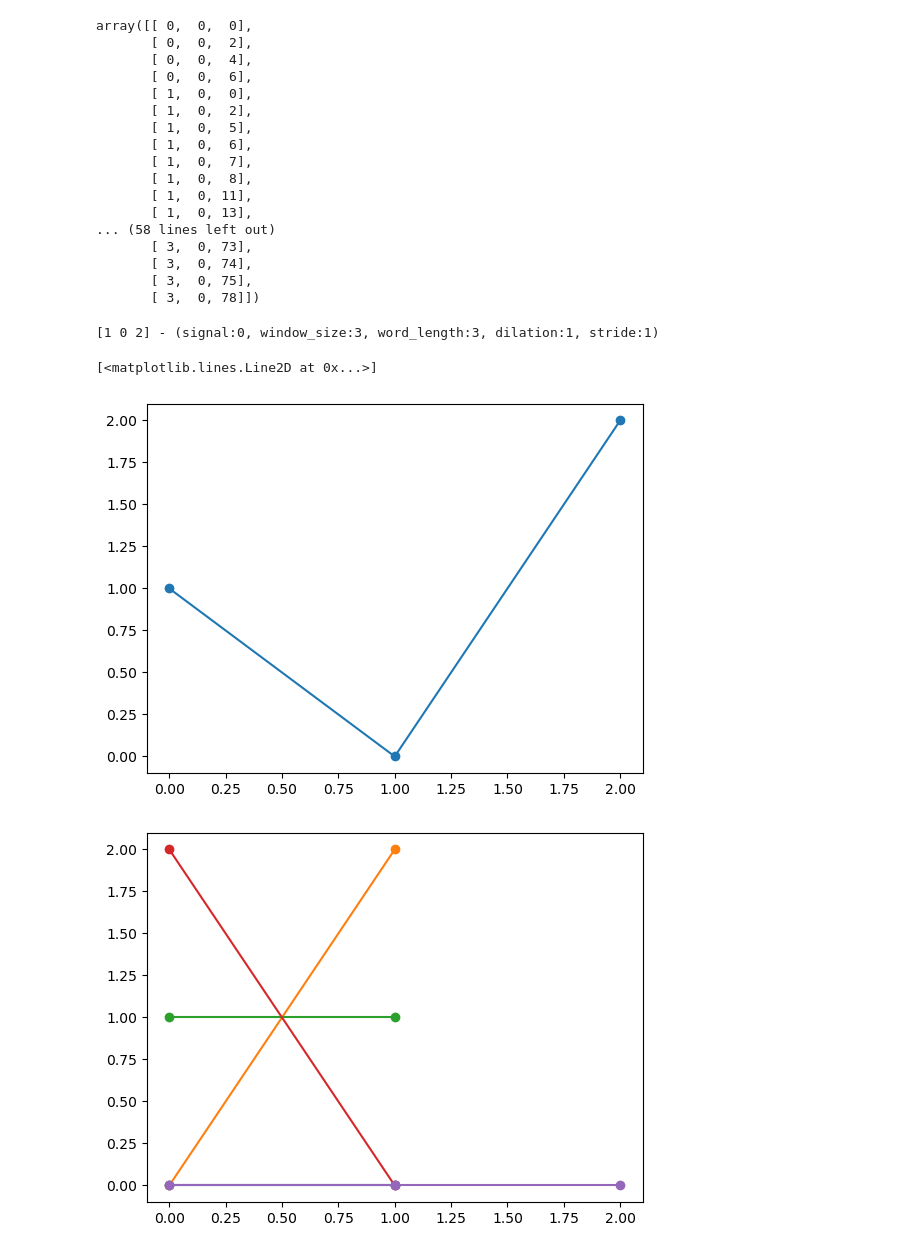
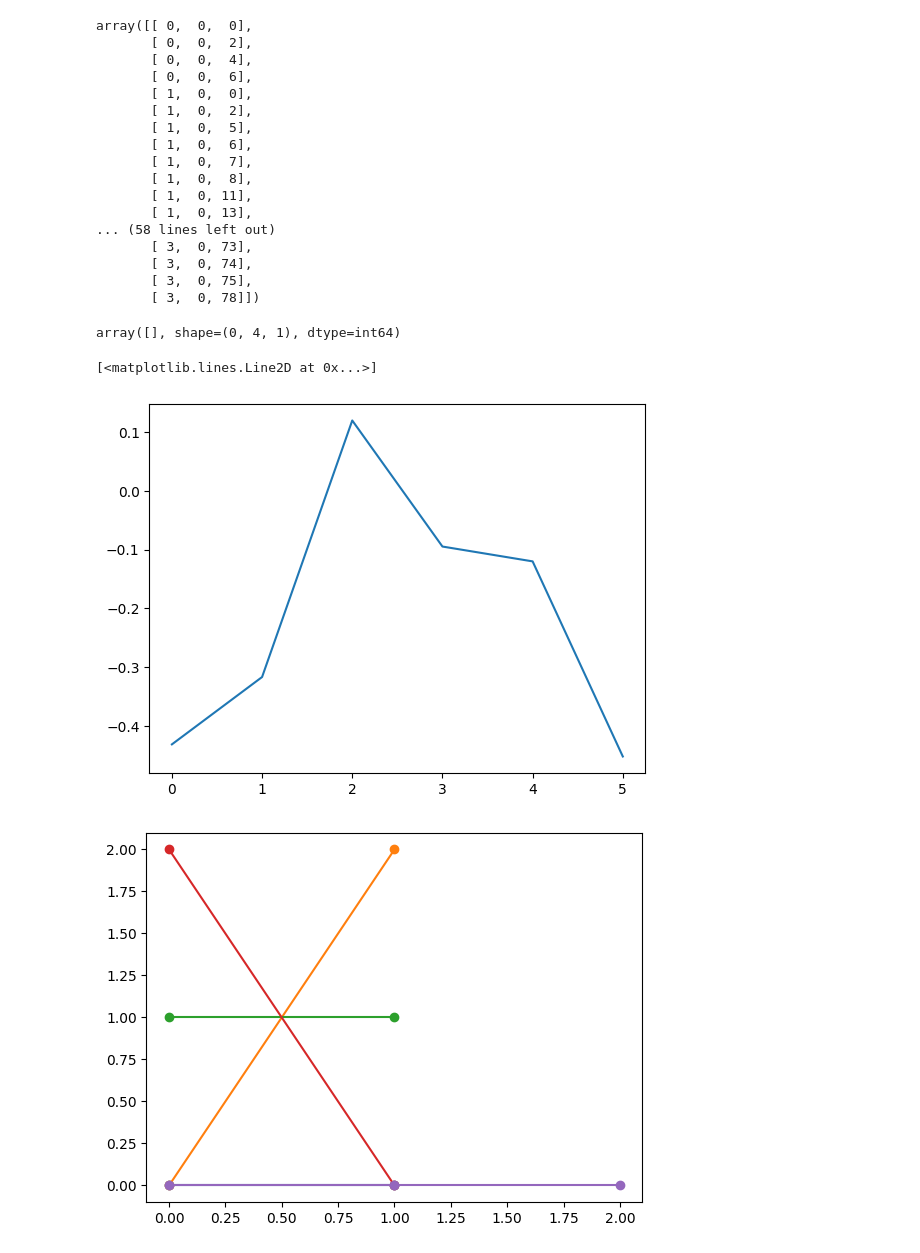
Before and after one commit to antoniocollesei/SHISMA, a Jupyter notebook: 2024-11-08_borf_mapping.ipynb, the cells around one changed output. Cells and saved outputs as stored; diff of their text form; code cells hidden in the pictures.

```diff
--- a/2024-11-08_borf_mapping.ipynb
+++ b/2024-11-08_borf_mapping.ipynb
@@ -15,23 +15,27 @@ plt.style.use('default')
 # %% [markdown]
 # Load single cell data
 # %%
-data = pd.read_csv("temporal_data_ready_normalized.csv", index_col=0)
+data = pd.read_csv("temporal_data_with_patient_ready_normalized.csv", index_col=0)
 data = data.dropna(axis=0)
 
 columns = data.columns
-
 genes = np.array([name.split("_")[0] for name in list(data.index)])
-cells = np.array(["_".join(name.split("_")[1:]) for name in list(data.index)])
+patients = np.array([name.split("_")[1] for name in list(data.index)])
+cells = np.array([name.split("_")[2] for name in list(data.index)])
 
 enc_genes = LabelEncoder()
+enc_patients = LabelEncoder()
 enc_cells = LabelEncoder()
 
 enc_genes.fit(genes)
+enc_patients.fit(patients)
 enc_cells.fit(cells)
 
 X = data.values[:, np.newaxis, :]
+
 y_genes = enc_genes.transform(genes)
+y_patients = enc_patients.transform(patients)
 y_cells = enc_cells.transform(cells)
 
-X.shape, y_genes.shape, y_cells.shape, genes.shape, cells.shape
+X.shape, y_genes.shape, y_patients.shape, y_cells.shape, genes.shape, patients.shape, cells.shape
 # %% [output]
@@ -146,13 +254,29 @@ array([[ 0,  0,  0],
        [ 3,  0, 74],
        [ 3,  0, 75],
        [ 3,  0, 78]])
-# %%
-print(mapper[10])
-plt.plot(mapper[10].word_array, marker="o")
-# %% [output]
-[1 0 2] - (signal:0, window_size:3, word_length:3, dilation:1, stride:1)
-[<matplotlib.lines.Line2D at 0x...>]
-[figure, removed]
+# %%
+from matplotlib.backends.backend_pdf import PdfPages
+
+# Create a PDF file
+with PdfPages('mappings.pdf') as pdf:
+  for i in range(74):
+    plt.figure()
+    plt.plot(mapper[i].word_array, marker="o")
+    plt.title(f'Mapping row_{i}')
+    pdf.savefig()  # Save the current figure into the PDF
+    plt.close()  # Close the figure to free memory
+# %%
+mapper[i].alignments[0]
+mapper[i].mappings[0]
+# %% [output]
+array([], shape=(0, 4, 1), dtype=int64)
+# %%
+
+plt.plot(X[0, 0])
+plt.plot(mapper[i].alignments[0].ravel(), mapper[i].mappings[0].ravel() )
+# %% [output]
+[<matplotlib.lines.Line2D at 0x...>]
+[figure, added]
 # %%
 for i in range(5):
     plt.plot(mapper[i].word_array, marker="o")
```
Also changed, not shown: parts of 21 cells of this notebook, 2 other files.
